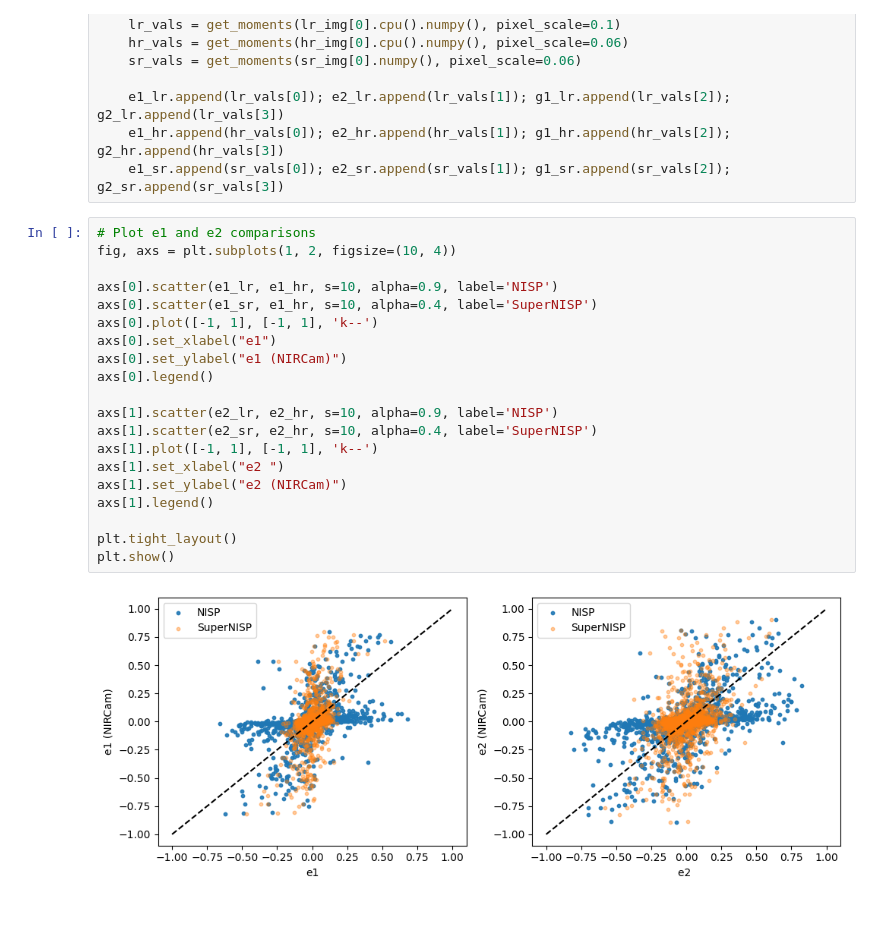
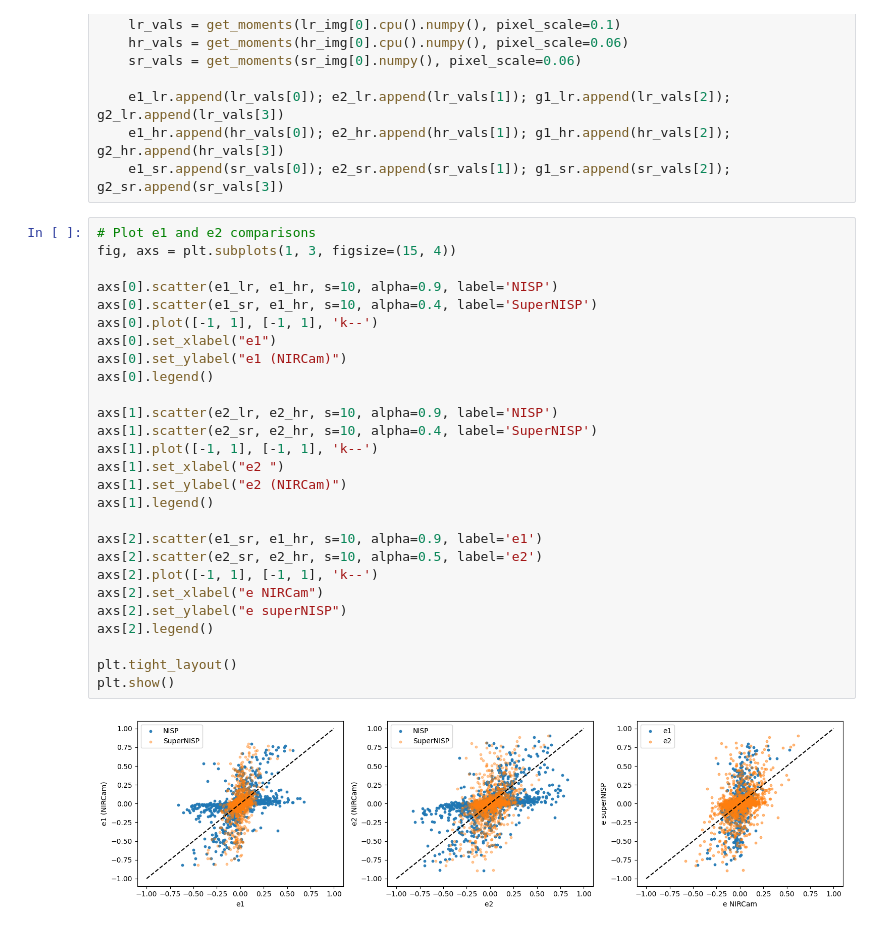
Before and after one commit to xoubish/superNISP, a Jupyter notebook: code/test_model.ipynb, the cells around one changed output. Cells and saved outputs as stored; diff of their text form.

```diff
--- a/code/test_model.ipynb
+++ b/code/test_model.ipynb
@@ -138,24 +135,31 @@ for i in range(2000):#len(test_dataset)):
     e1_sr.append(sr_vals[0]); e2_sr.append(sr_vals[1]); g1_sr.append(sr_vals[2]); g2_sr.append(sr_vals[3])
 # %%
 # Plot e1 and e2 comparisons
-fig, axs = plt.subplots(1, 2, figsize=(10, 4))
+fig, axs = plt.subplots(1, 3, figsize=(15, 4))
 
 axs[0].scatter(e1_lr, e1_hr, s=10, alpha=0.9, label='NISP')
 axs[0].scatter(e1_sr, e1_hr, s=10, alpha=0.4, label='SuperNISP')
 axs[0].plot([-1, 1], [-1, 1], 'k--')
 axs[0].set_xlabel("e1")
 axs[0].set_ylabel("e1 (NIRCam)")
 axs[0].legend()
 
 axs[1].scatter(e2_lr, e2_hr, s=10, alpha=0.9, label='NISP')
 axs[1].scatter(e2_sr, e2_hr, s=10, alpha=0.4, label='SuperNISP')
 axs[1].plot([-1, 1], [-1, 1], 'k--')
 axs[1].set_xlabel("e2 ")
 axs[1].set_ylabel("e2 (NIRCam)")
 axs[1].legend()
 
+axs[2].scatter(e1_sr, e1_hr, s=10, alpha=0.9, label='e1')
+axs[2].scatter(e2_sr, e2_hr, s=10, alpha=0.5, label='e2')
+axs[2].plot([-1, 1], [-1, 1], 'k--')
+axs[2].set_xlabel("e NIRCam")
+axs[2].set_ylabel("e superNISP")
+axs[2].legend()
+
 plt.tight_layout()
 plt.show()
 # %% [output]
-[figure, old version]
+[figure, new version]
 # %%
```
Also changed, not shown: parts of 5 cells of this notebook, 4 other files.
